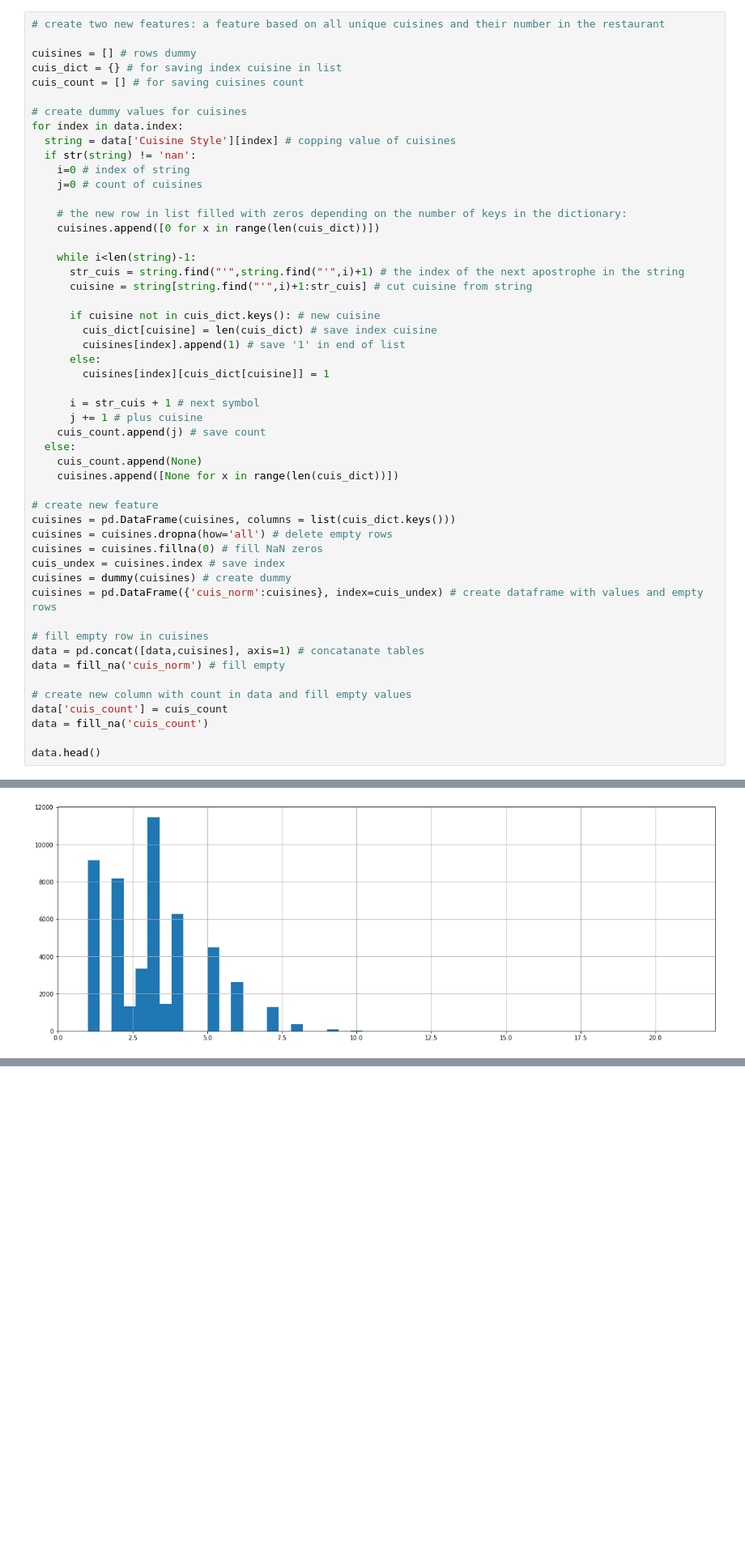
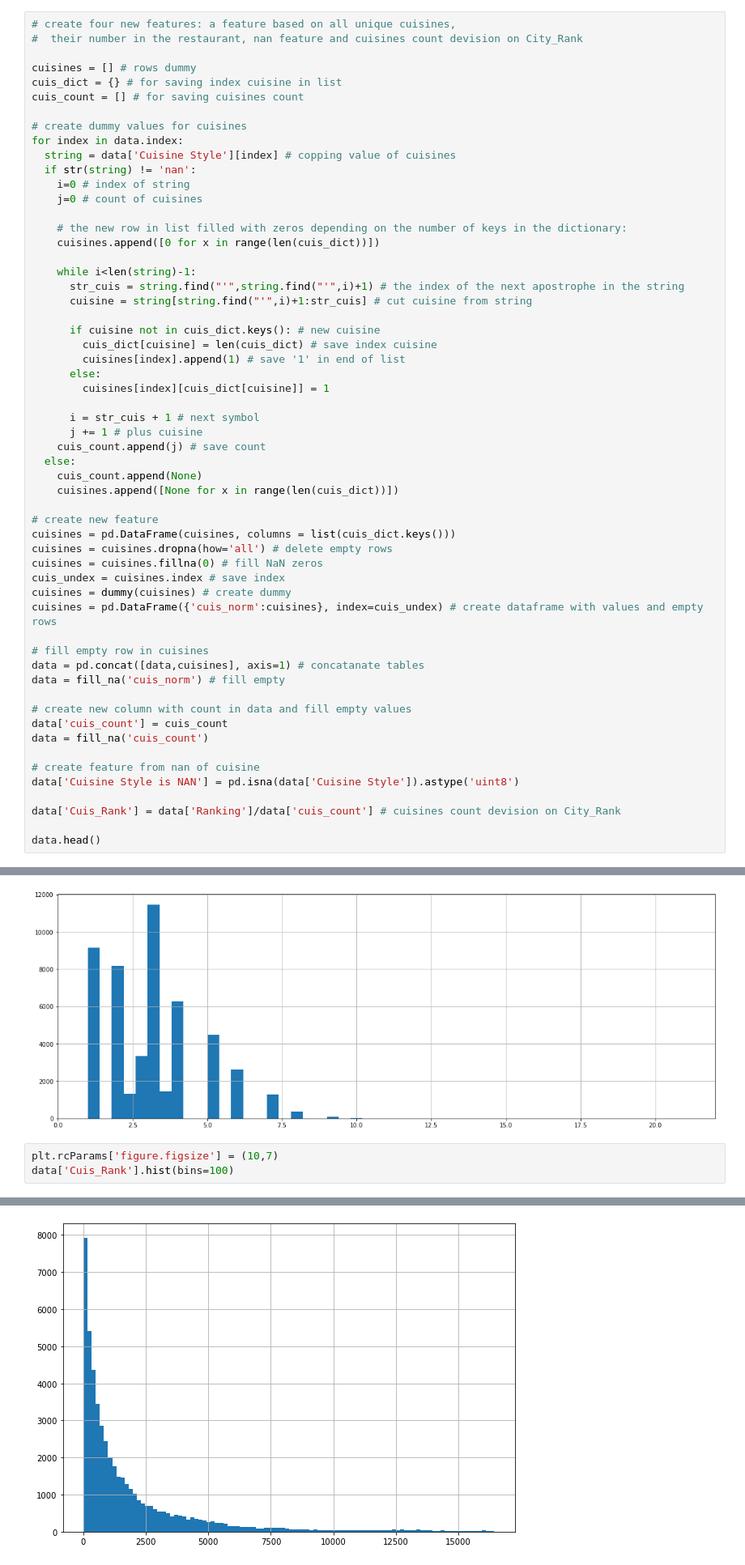
Before and after one commit to Kostogot/One, a Jupyter notebook: module_3/Module_3.ipynb, the cells around one changed output, grey strips where cells are left out. Shown: that part at 81% size. Cells and saved outputs as stored; diff of their text form; blank space fills up the shorter version.

```diff
--- a/module_3/Module_3.ipynb
+++ b/module_3/Module_3.ipynb
@@ -193,7 +213,8 @@ data['city_norm'].hist(bins=30)
 # %% [markdown]
 ### 2. 'Cuisine Style'
 # %%
-# create two new features: a feature based on all unique cuisines and their number in the restaurant
+# create four new features: a feature based on all unique cuisines,
+#  their number in the restaurant, nan feature and cuisines count devision on City_Rank
 
 cuisines = [] # rows dummy
 cuis_dict = {} # for saving index cuisine in list
@@ -242,6 +263,11 @@ data = fill_na('cuis_norm') # fill empty
 data['cuis_count'] = cuis_count
 data = fill_na('cuis_count')
 
+# create feature from nan of cuisine
+data['Cuisine Style is NAN'] = pd.isna(data['Cuisine Style']).astype('uint8')
+
+data['Cuis_Rank'] = data['Ranking']/data['cuis_count'] # cuisines count devision on City_Rank
+
 data.head()
 # %% [output]
 |  | Restaurant_id | City | Cuisine Style | Ranking | Price Range | Number of Reviews | Reviews | URL_TA | ... |
@@ -262,3 +288,7 @@ data['cuis_count'].hist(bins=50)
 # %% [output]
 <AxesSubplot:>
 [figure]
+# %%
+plt.rcParams['figure.figsize'] = (10,7)
+data['Cuis_Rank'].hist(bins=100)
+# %% [output]
@@ -264,0 +296 @@ data['cuis_count'].hist(bins=50)
+[figure, added]
```
Also changed, not shown: parts of 49 cells of this notebook.
